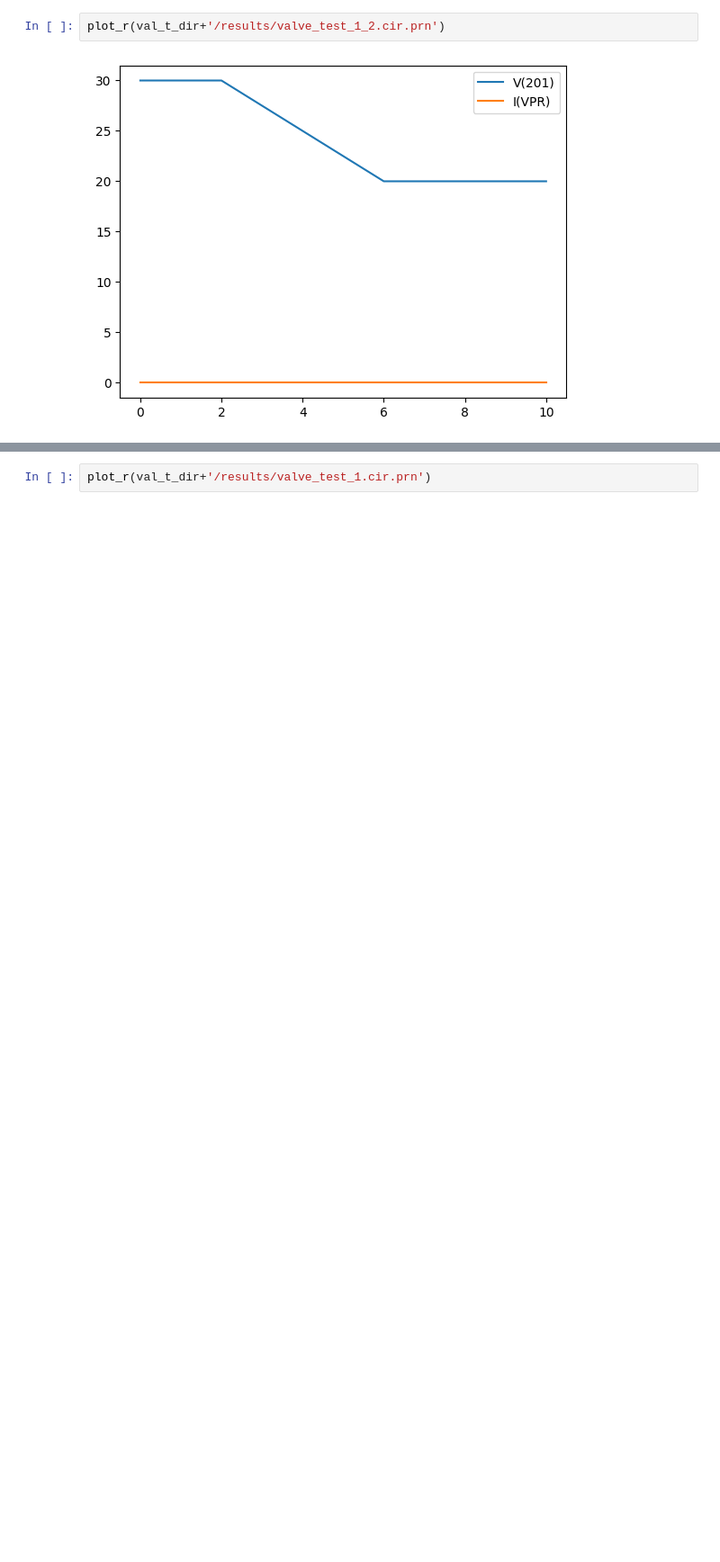
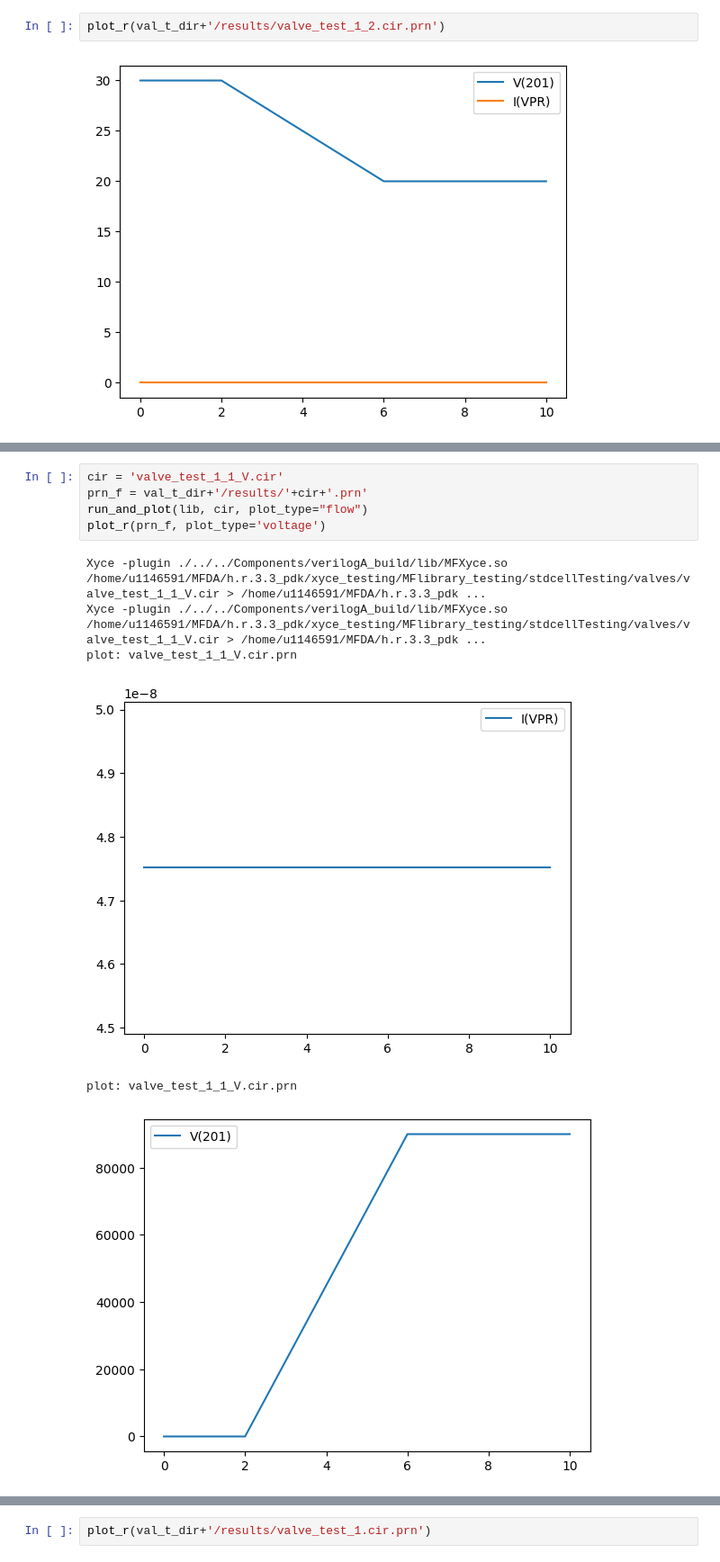
Before and after one commit to utah-MFDA/h.r.3.3_pdk, a Jupyter notebook: xyce_testing/JupyterTesting/valve_test.ipynb, the cells around one changed output, grey strips where cells are left out. Shown at 90% size. Drawn from its saved outputs; the diff is of its cells as text; blank space fills up the shorter version.

```diff
--- a/xyce_testing/JupyterTesting/valve_test.ipynb
+++ b/xyce_testing/JupyterTesting/valve_test.ipynb
@@ -58,0 +105,12 @@ plot_r(val_t_dir+'/results/valve_test_1_4.cir.prn')
+# %%
+cir = 'valve_test_1_1_V.cir'
+prn_f = val_t_dir+'/results/'+cir+'.prn'
+run_and_plot(lib, cir, plot_type="flow")
+plot_r(prn_f, plot_type='voltage')
+# %% [output]
+Xyce -plugin ./../../Components/verilogA_build/lib/MFXyce.so /home/u1146591/MFDA/h.r.3.3_pdk/xyce_testing/MFlibrary_testing/stdcellTesting/valves/valve_test_1_1_V.cir > /home/u1146591/MFDA/h.r.3.3_pdk ...
+Xyce -plugin ./../../Components/verilogA_build/lib/MFXyce.so /home/u1146591/MFDA/h.r.3.3_pdk/xyce_testing/MFlibrary_testing/stdcellTesting/valves/valve_test_1_1_V.cir > /home/u1146591/MFDA/h.r.3.3_pdk ...
+plot: valve_test_1_1_V.cir.prn
+[figure, added]
+plot: valve_test_1_1_V.cir.prn
+[figure, added]
```
Also changed, not shown: parts of 7 cells of this notebook, 59 other files.
